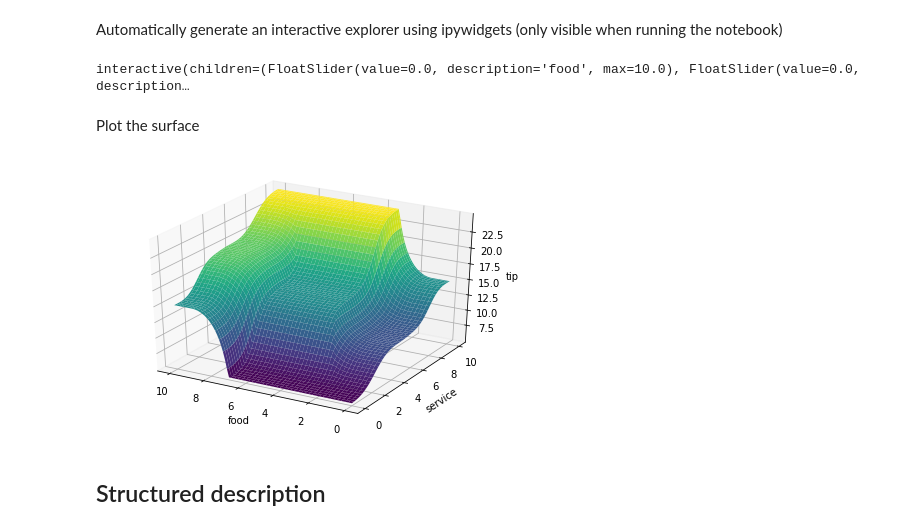
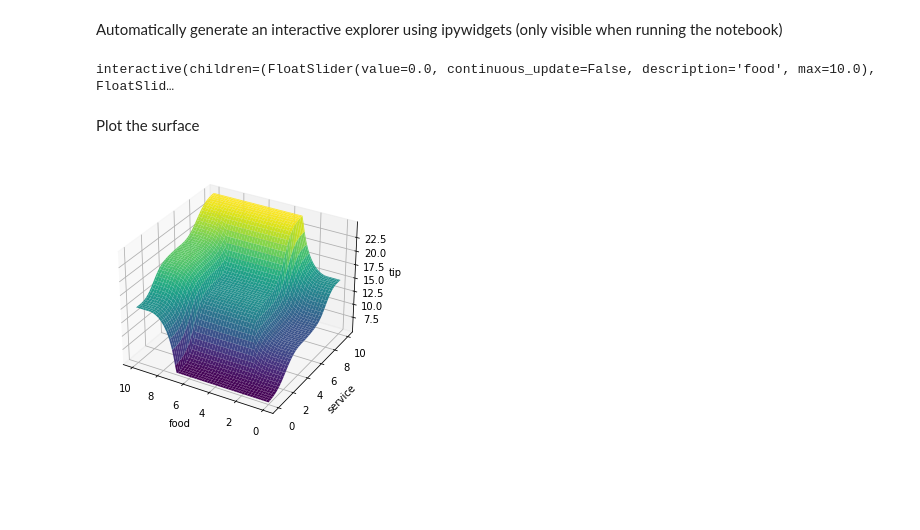
Before and after one commit to Dih5/zadeh, a Jupyter notebook: docs/demo.ipynb, the cells around one changed output. Drawn from its saved outputs; the diff is of its cells as text; code cells hidden in the pictures; blank space fills up the shorter version.

```diff
--- a/docs/demo.ipynb
+++ b/docs/demo.ipynb
@@ -57,7 +57,8 @@ rule_set = zadeh.FuzzyRuleSet(
             zadeh.FuzzyValuation(tip, "cheap"),
         ),
         zadeh.FuzzyRule(
-            zadeh.FuzzyValuation(service, "good"), zadeh.FuzzyValuation(tip, "average"),
+            zadeh.FuzzyValuation(service, "good"),
+            zadeh.FuzzyValuation(tip, "average"),
         ),
         zadeh.FuzzyRule(
             zadeh.FuzzyValuation(service, "excellent")
@@ -88,14 +89,13 @@ Automatically generate an interactive explorer using ipywidgets (only visible wh
 # %%
 fis.get_interactive()
 # %% [output]
-interactive(children=(FloatSlider(value=0.0, description='food', max=10.0), FloatSlider(value=0.0, description…
+interactive(children=(FloatSlider(value=0.0, continuous_update=False, description='food', max=10.0), FloatSlid…
 # %% [markdown]
 Plot the surface
 # %%
 import matplotlib.pyplot as plt
-fis.plot_surface()
+
+fis.plot_2d(food, service)
 plt.tight_layout()
 # %% [output]
-[figure, old version]
+[figure, new version]
-# %% [markdown]
-## Structured description
```
Also changed, not shown: parts of 6 cells of this notebook.
